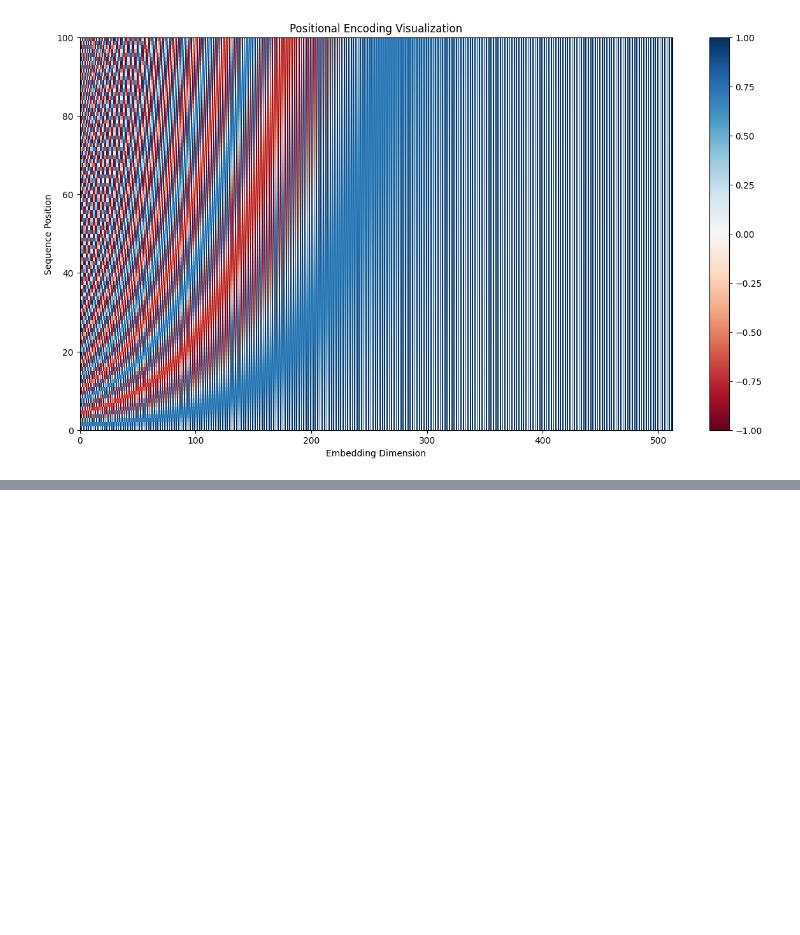
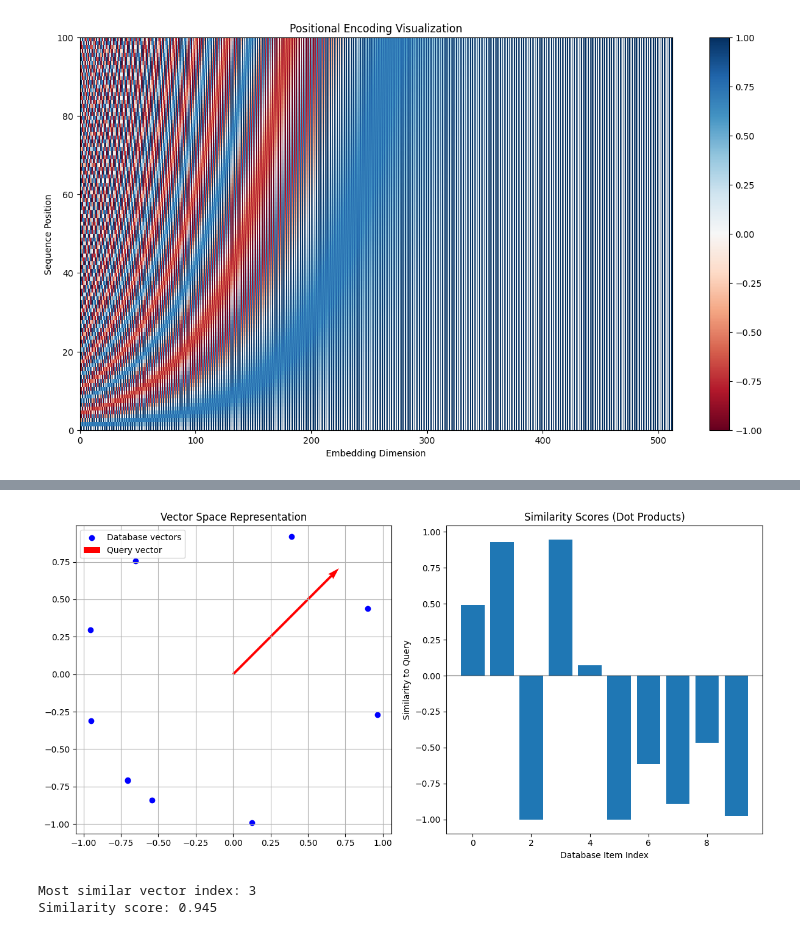
Before and after one commit to TheBormann/Custom-LLM, a Jupyter notebook: notebooks/model_testing.ipynb, the cells around one changed output, grey strips where cells are left out. Drawn from its saved outputs; the diff is of its cells as text; code cells hidden in the pictures; blank space fills up the shorter version.

Commit message:
feat: added code and visualization of the attention layer

```diff
--- a/notebooks/model_testing.ipynb
+++ b/notebooks/model_testing.ipynb
@@ -54,0 +67,49 @@ plt.show()
+# %%
+import numpy as np
+import matplotlib.pyplot as plt
+from sklearn.preprocessing import normalize
+
+# Create a simple "database" of 2D vectors (for easy visualization)
+np.random.seed(42)
+database = np.random.randn(10, 2)  # 10 items, 2D vectors
+database = normalize(database)  # Normalize vectors: vector keeps direction but length is set to unit length (1)
+
+# Create a query vector
+query = np.array([0.7, 0.7])
+query = query / np.linalg.norm(query)  # Normalize query
+
+# Compute similarities (dot products)
+similarities = np.dot(database, query)
+
+# Visualize
+plt.figure(figsize=(12, 6))
+
+# Plot database vectors
+plt.subplot(121)
+plt.scatter(database[:, 0], database[:, 1], c='blue', label='Database vectors')
+plt.quiver(0, 0, query[0], query[1], angles='xy', scale_units='xy', scale=1,
+          color='red', label='Query vector')
+plt.axis('equal')
+plt.grid(True)
+plt.legend()
+plt.title('Vector Space Representation')
+
+# Plot similarities
+plt.subplot(122)
+plt.bar(range(len(similarities)), similarities)
+plt.axhline(y=0, color='k', linestyle='-', alpha=0.3)
+plt.title('Similarity Scores (Dot Products)')
+plt.xlabel('Database Item Index')
+plt.ylabel('Similarity to Query')
+
+plt.tight_layout()
+plt.show()
+
+# Print most similar vector
+most_similar_idx = np.argmax(similarities)
+print(f"Most similar vector index: {most_similar_idx}")
+print(f"Similarity score: {similarities[most_similar_idx]:.3f}")
+# %% [output]
+[figure, added]
+Most similar vector index: 3
+Similarity score: 0.945
```
Also changed, not shown: parts of 10 cells of this notebook, 1 other file.
